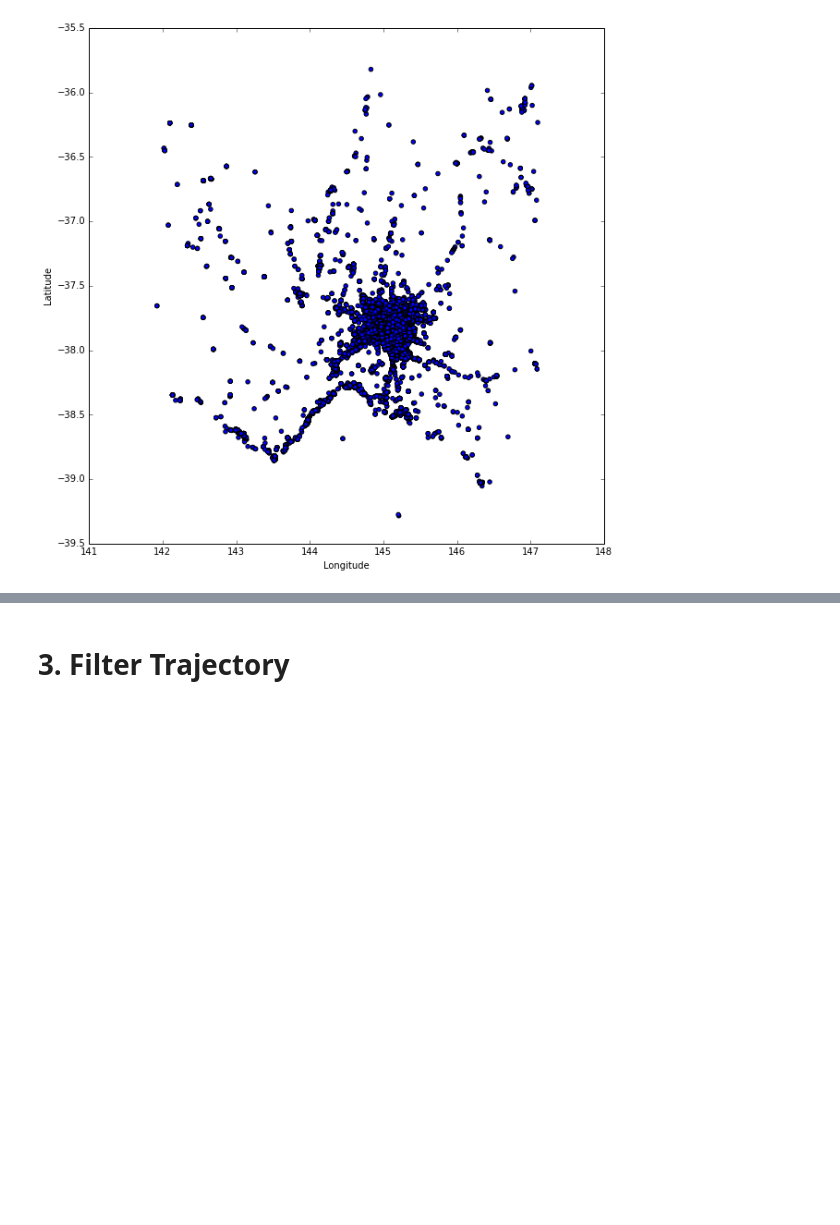
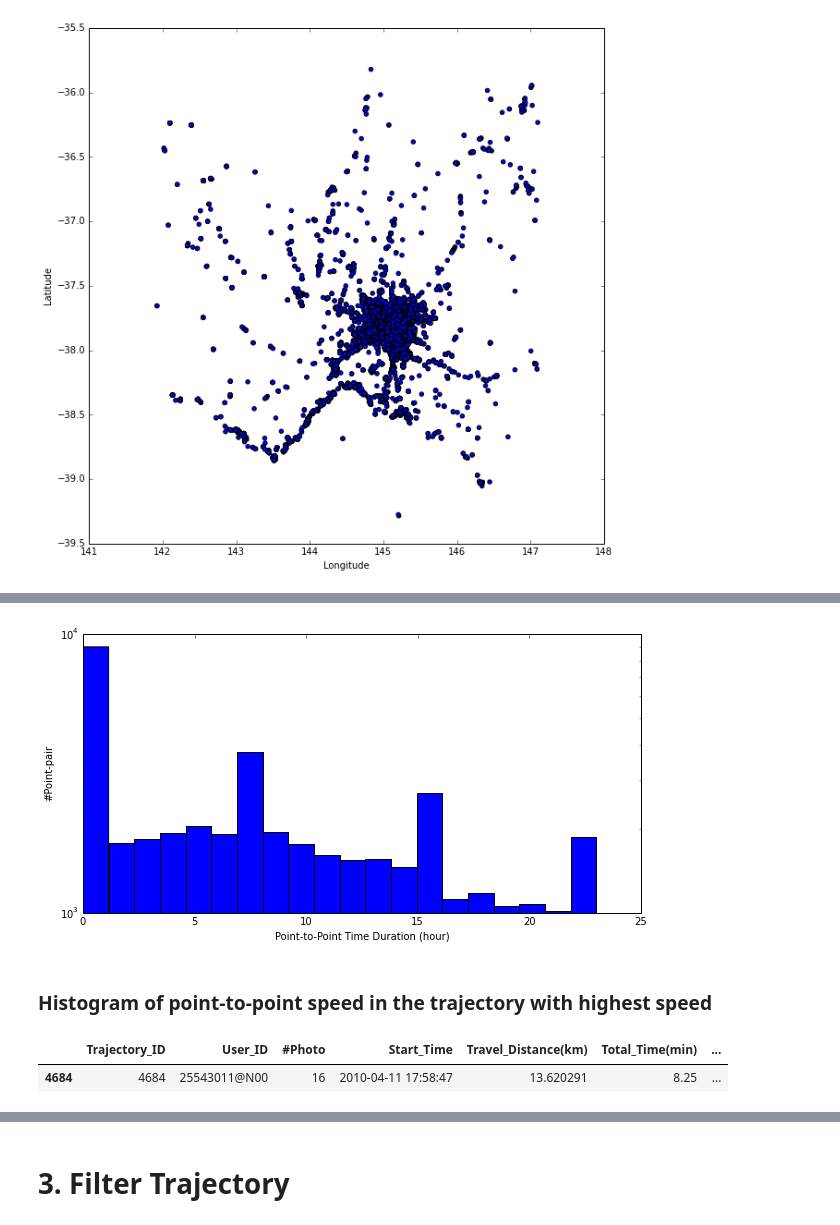
Before and after one commit to dongwookim-ml/flickr-photo, a Jupyter notebook: src/trajectory_construction.ipynb, the cells around one changed output, grey strips where cells are left out. Cells and saved outputs as stored; diff of their text form; code cells hidden in the pictures; blank space fills up the shorter version.

```diff
--- a/src/trajectory_construction.ipynb
+++ b/src/trajectory_construction.ipynb
@@ -183,0 +226,7 @@ plt.scatter(traj['Longitude'], traj['Latitude'])
+# %%
+durations1 = pd.Series(durations)
+durations1 = durations1[durations1 < 24]
+#durations1.describe()
+pd.DataFrame([durations1.min(), durations1.max(), durations1.mean(), durations1.median()], \
+             index=['min', 'max', 'mean', 'median'], \
+             columns=['Point-to-Point Duration (hour)'])
@@ -183,0 +239,12 @@ plt.scatter(traj['Longitude'], traj['Latitude'])
+# %%
+plt.figure(figsize=[10, 5])
+plt.xlabel('Point-to-Point Time Duration (hour)')
+plt.ylabel('#Point-pair')
+#ax = durations1.hist(bins=5)
+#ax.set_yscale('log')
+plt.hist(durations1.tolist(), bins=20)
+plt.yscale('log', nonposy='clip')
+# %% [output]
+[figure, added]
+# %% [markdown]
+### Histogram of point-to-point speed in the trajectory with highest speed
@@ -183,0 +267,5 @@ plt.scatter(traj['Longitude'], traj['Latitude'])
+# %%
+traj_stats11[traj_stats11['Trajectory_ID'] == hs_traj_id]
+# %% [output]
+|  | Trajectory_ID | User_ID | #Photo | Start_Time | Travel_Distance(km) | Total_Time(min) | ... |
+| 4684 | 4684 | 25543011@N00 | 16 | 2010-04-11 17:58:47 | 13.620291 | 8.25 | ... |
```
Also changed, not shown: parts of 13 cells of this notebook.
